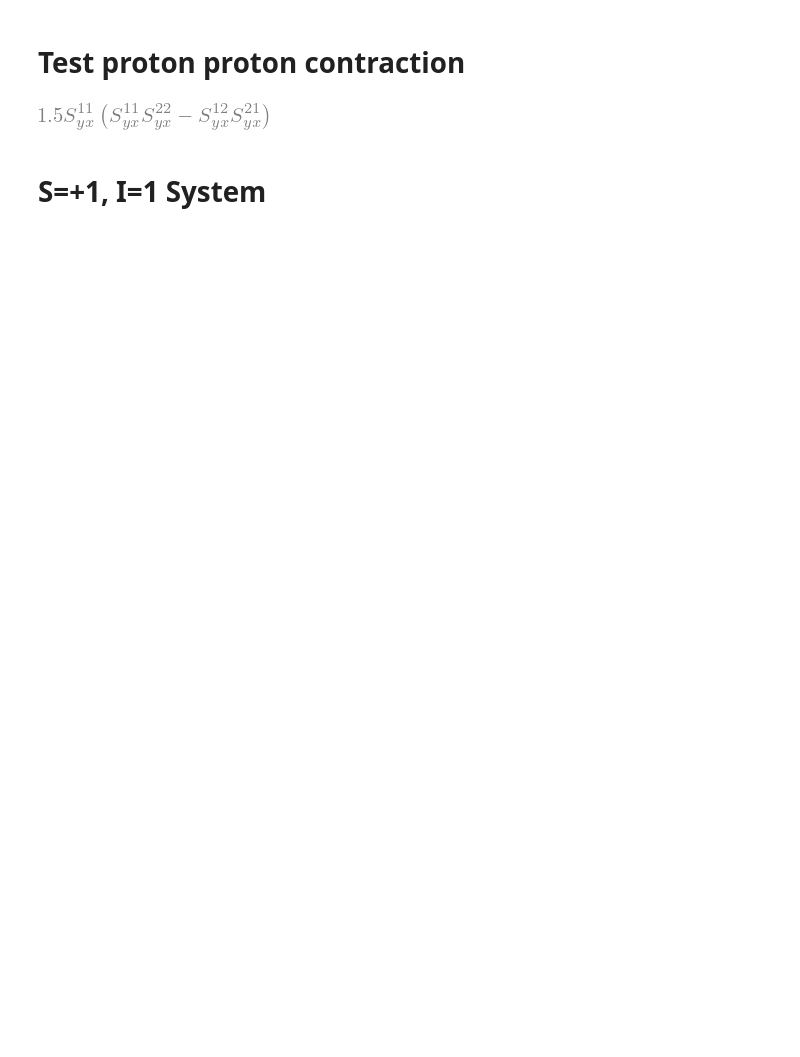
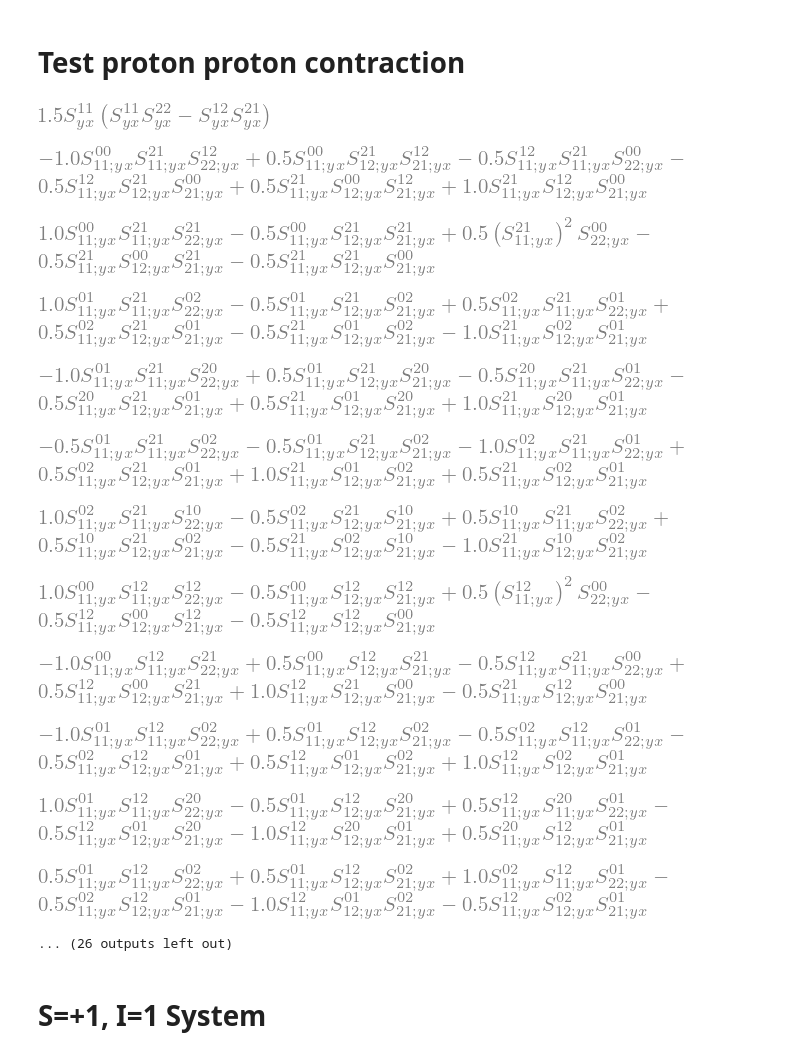
Before and after one commit to luutom/su3, a Jupyter notebook: notebooks/contraction.ipynb, the cells around one changed output. Drawn from its saved outputs; the diff is of its cells as text; code cells hidden in the pictures; blank space fills up the shorter version.

Commit message:
update print_propagator

```diff
--- a/notebooks/contraction.ipynb
+++ b/notebooks/contraction.ipynb
@@ -852,33 +792,76 @@ display(PRINT)
 overall='\\frac{1}{2}\epsilon_{abc}\epsilon_{a\'b\'c\'}'
 overall2=1/2#*symbols('\epsilon_{abc}\epsilon_{a\'b\'c\'}')
 position=['y','y','y','x','x','x']
 #spin=['\\mu_1','\\mu_2','\\mu_3','\\nu_3','\\nu_2','\\nu_1']
 spin=['1','2','1','1','2','1']
 color=['c','b','a','a\'','b\'','c\'']
 #color=['2','1','0','0','1','2']
 quark=['u','u','d','db','ub','ub']
 
 diquark=[[1,2],[3,4]]
 #diquark=[]
 #spin_pair=[[0,5],[1,4],[2,3]]
 color1=['a','b','c']
 color2=['a\'','b\'','c\'']
 #color1=['0','1','2']
 #color2=['0','1','2']
 
 output=[]
 OUTPUT=[]
 
 contraction(quark,0,output,OUTPUT)
 
 
 #PRINT=print_Trace_color(OUTPUT,quark,spin,color,position,overall2,diquark,spin_pair,color1,color2)
 #display(simplify(PRINT))
 
 PRINT=print_propagator_with_diquark_color(OUTPUT,quark,spin,color,position,overall2,diquark, color1, color2)
 display(simplify(PRINT))
+
+
+color1=['0','1','2']
+color2=['0','1','2']
+PRINT2=0
+for a in ['0','1','2']:
+    color[2]=a
+    for b in ['0','1','2']:
+        if a==b: continue
+        color[1]=b
+        for c in ['0','1','2']:
+            if c==a or c==b: continue
+            color[0]=c
+            for aa in ['0','1','2']:
+                color[3]=aa
+                for bb in ['0','1','2']:
+                    if aa==bb:continue
+                    color[4]=bb
+                    for cc in ['0','1','2']:
+                        if cc==aa or cc==bb: continue
+                        color[5]=cc
+                        perm1=Permutation(color[:3])
+                        perm2=Permutation(color[3:])
+
+                        sign1=perm1.signature()
+                        sign2=perm2.signature()
+
+                        PRINT=sign1*sign2*print_propagator_with_diquark(OUTPUT,quark,spin,color,position,overall2,diquark)
+                        display(PRINT)
+                        PRINT2+=PRINT
+display(simplify(PRINT2))
 # %% [output]
 [figure]
+[figure, added]
+[figure, added]
+[figure, added]
+[figure, added]
+[figure, added]
+[figure, added]
+[figure, added]
+[figure, added]
+[figure, added]
+[figure, added]
+[figure, added]
+... (26 outputs left out)
 # %% [markdown]
 # S=+1, I=1 System
 # %% [markdown]
```
Also changed, not shown: parts of 7 cells of this notebook.
